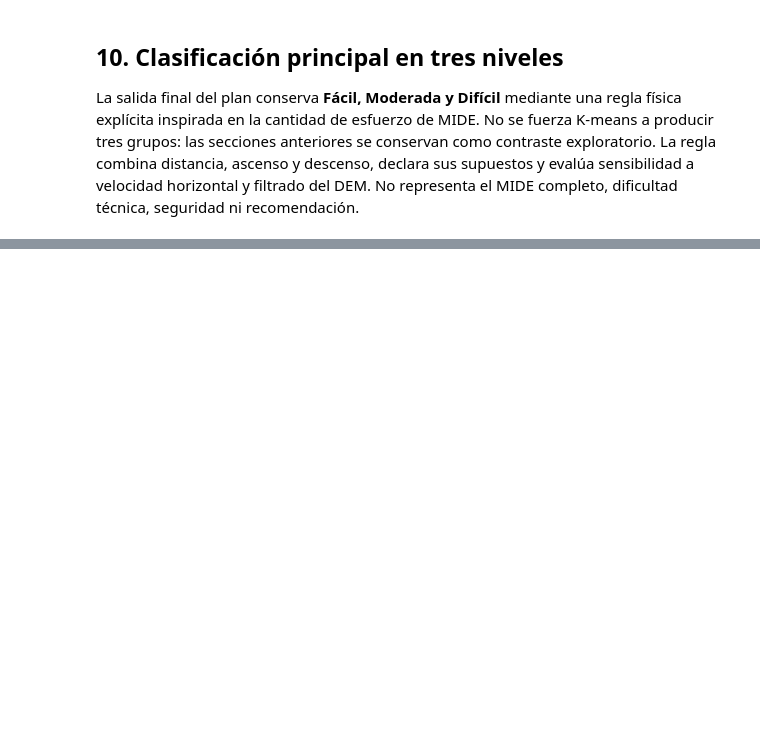
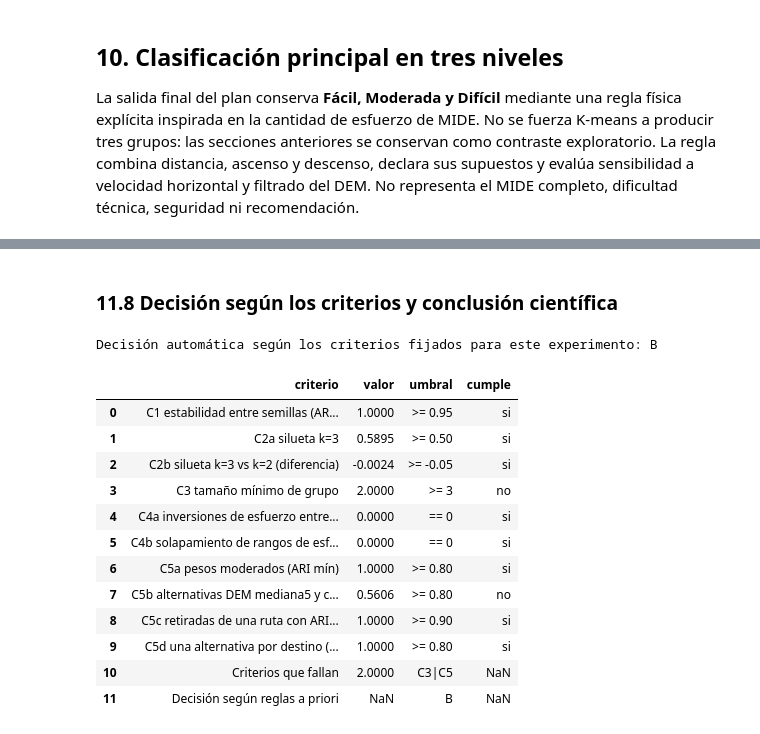
Before and after one commit to dcarranzav/tesis-trekking-pichincha, a Jupyter notebook: 05_notebooks/05_validacion_metodologica.ipynb, the cells around one changed output, grey strips where cells are left out. Drawn from its saved outputs; the diff is of its cells as text; code cells hidden in the pictures; blank space fills up the shorter version.

```diff
--- a/05_notebooks/05_validacion_metodologica.ipynb
+++ b/05_notebooks/05_validacion_metodologica.ipynb
@@ -454,0 +642,20 @@ id_ruta  horas_marcha_efectiva_estimadas dificultad_fisica_estimada sensible_a_s
+# %% [markdown]
+### 11.8 Decisión según los criterios y conclusión científica
+# %%
+cr = t3("criterios"); display(cr)
+print("Decisión automática según los criterios fijados para este experimento:", par["decision_reglas_a_priori"])
+# %% [output]
+Decisión automática según los criterios fijados para este experimento: B
+|  | criterio | valor | umbral | cumple |
+| 0 | C1 estabilidad entre semillas (AR... | 1.0000 | >= 0.95 | si |
+| 1 | C2a silueta k=3 | 0.5895 | >= 0.50 | si |
+| 2 | C2b silueta k=3 vs k=2 (diferencia) | -0.0024 | >= -0.05 | si |
+| 3 | C3 tamaño mínimo de grupo | 2.0000 | >= 3 | no |
+| 4 | C4a inversiones de esfuerzo entre... | 0.0000 | == 0 | si |
+| 5 | C4b solapamiento de rangos de esf... | 0.0000 | == 0 | si |
+| 6 | C5a pesos moderados (ARI mín) | 1.0000 | >= 0.80 | si |
+| 7 | C5b alternativas DEM mediana5 y c... | 0.5606 | >= 0.80 | no |
+| 8 | C5c retiradas de una ruta con ARI... | 1.0000 | >= 0.90 | si |
+| 9 | C5d una alternativa por destino (... | 1.0000 | >= 0.80 | si |
+| 10 | Criterios que fallan | 2.0000 | C3|C5 | NaN |
+| 11 | Decisión según reglas a priori | NaN | B | NaN |
```
Also changed, not shown: parts of 21 cells of this notebook, 29 other files.
